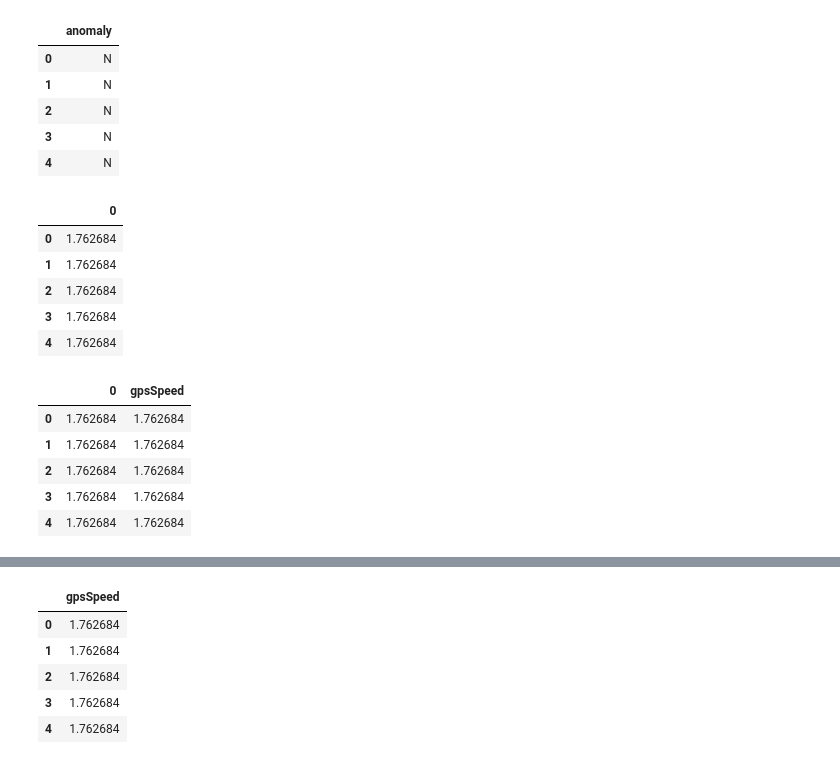
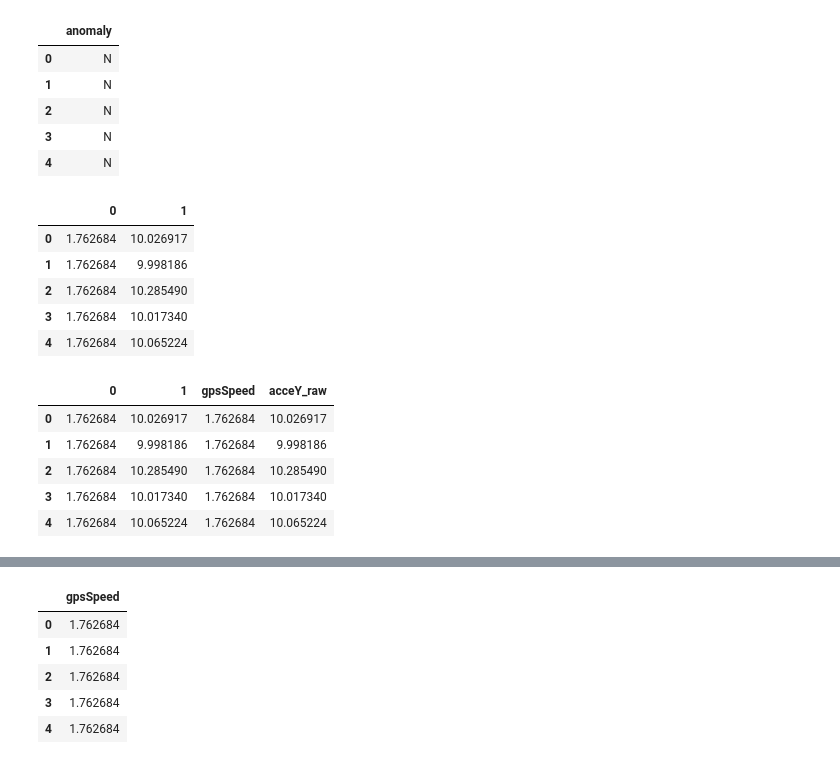
Before and after one commit to codemogroup/ML_Project, a Jupyter notebook: AnomalyDetector.ipynb, the cells around one changed output, grey strips where cells are left out. Cells and saved outputs as stored; diff of their text form; code cells hidden in the pictures.

```diff
--- a/AnomalyDetector.ipynb
+++ b/AnomalyDetector.ipynb
@@ -118,7 +118,7 @@ plt.show()
 [figure]
 # %%
 features = list(data.columns[0:18])
-features = ['gpsSpeed',]
+features = ['gpsSpeed', 'acceY_raw',]
 # %%
 target = data.columns[6]
 # %%
@@ -234,19 +229,20 @@ y_os.head()
 x_os = pd.DataFrame(x_os)
 x_os.head()
 # %% [output]
-|  | 0 |
-| 0 | 1.762684 |
-| 1 | 1.762684 |
-| 2 | 1.762684 |
-| 3 | 1.762684 |
-| 4 | 1.762684 |
+|  | 0 | 1 |
+| 0 | 1.762684 | 10.026917 |
+| 1 | 1.762684 | 9.998186 |
+| 2 | 1.762684 | 10.285490 |
+| 3 | 1.762684 | 10.017340 |
+| 4 | 1.762684 | 10.065224 |
 # %%
-x_os['gpsSpeed'] = x_os
+x_os['gpsSpeed'] = x_os[0]
+x_os['acceY_raw'] = x_os[1]
 x_os.head()
 # %% [output]
-|  | 0 | gpsSpeed |
-| 0 | 1.762684 | 1.762684 |
-| 1 | 1.762684 | 1.762684 |
-| 2 | 1.762684 | 1.762684 |
-| 3 | 1.762684 | 1.762684 |
-| 4 | 1.762684 | 1.762684 |
+|  | 0 | 1 | gpsSpeed | acceY_raw |
+| 0 | 1.762684 | 10.026917 | 1.762684 | 10.026917 |
+| 1 | 1.762684 | 9.998186 | 1.762684 | 9.998186 |
+| 2 | 1.762684 | 10.285490 | 1.762684 | 10.285490 |
+| 3 | 1.762684 | 10.017340 | 1.762684 | 10.017340 |
+| 4 | 1.762684 | 10.065224 | 1.762684 | 10.065224 |
```
Also changed, not shown: parts of 28 cells of this notebook.
